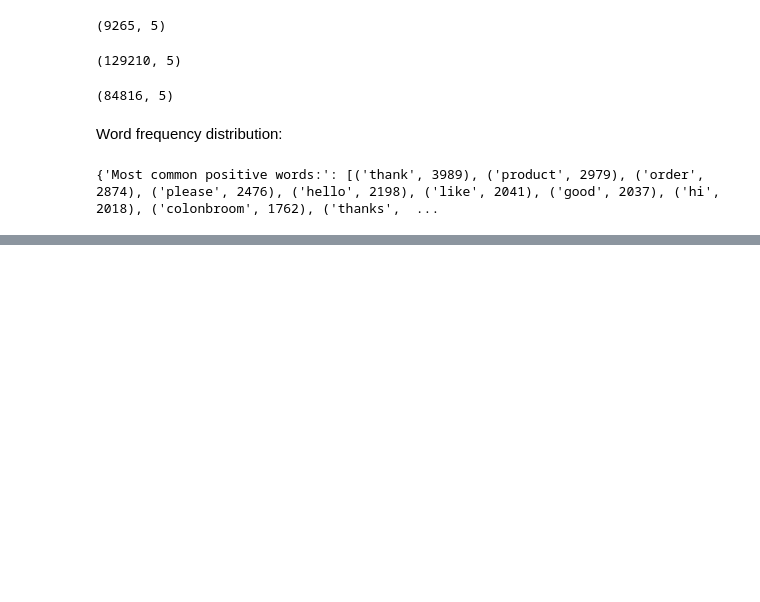
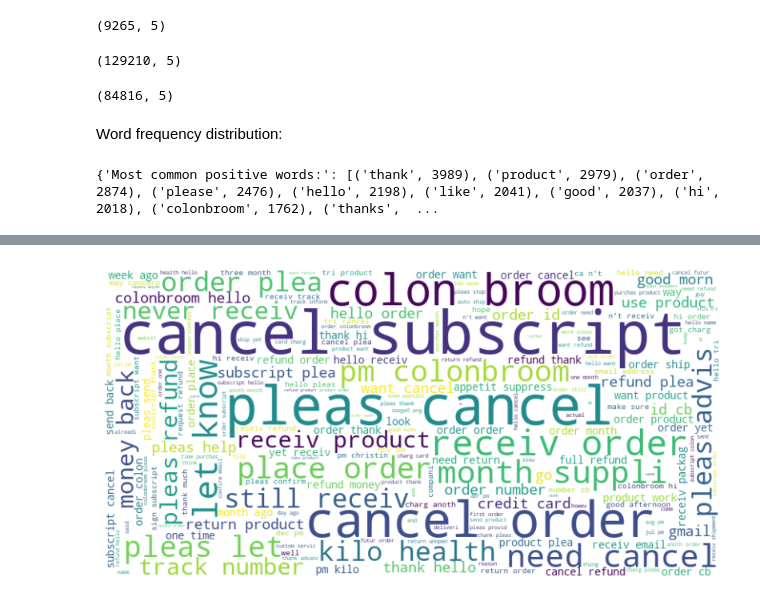
Before and after one commit to whoislukas/ds_final, a Jupyter notebook: git_test.ipynb, the cells around one changed output, grey strips where cells are left out. Drawn from its saved outputs; the diff is of its cells as text; code cells hidden in the pictures; blank space fills up the shorter version.

```diff
--- a/git_test.ipynb
+++ b/git_test.ipynb
@@ -553,0 +616,4 @@ print(
+# %%
+negative_wordcloud = generate_word_cloud(df_label_comparison_negative)
+# %% [output]
+[figure, added]
```
Also changed, not shown: parts of 5 cells of this notebook.
